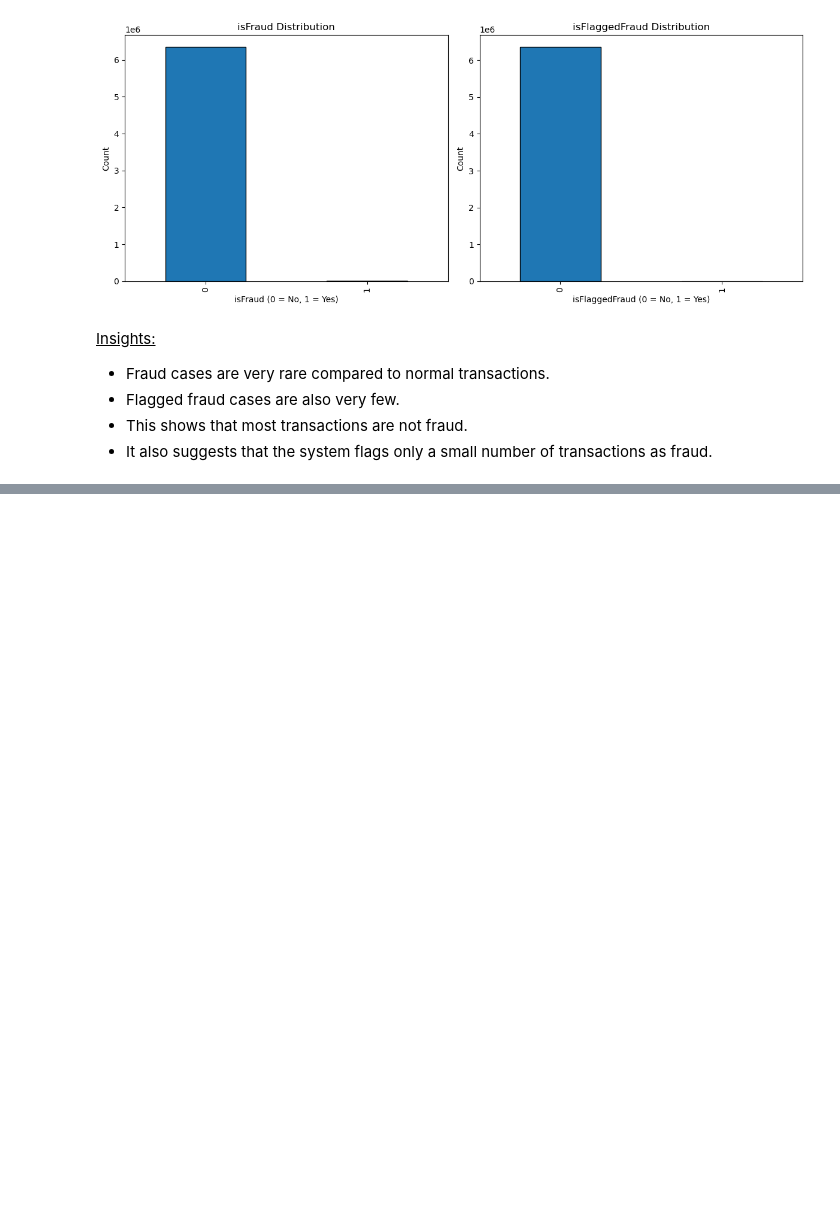
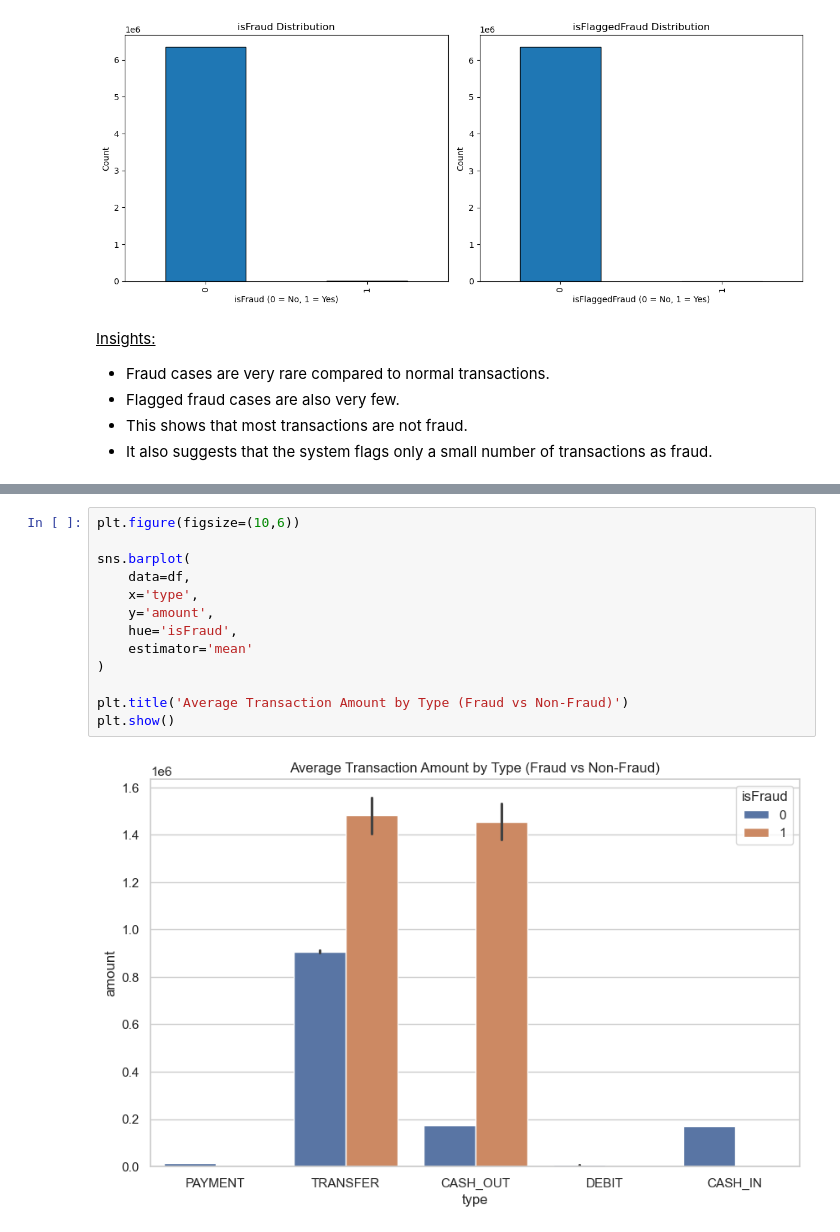
Before and after one commit to nicolous-peril/financial_fraud, a Jupyter notebook: code/01_explore.ipynb, the cells around one changed output, grey strips where cells are left out. Drawn from its saved outputs; the diff is of its cells as text; blank space fills up the shorter version.

```diff
--- a/code/01_explore.ipynb
+++ b/code/01_explore.ipynb
@@ -337,0 +418,15 @@ plt.show()
+# %%
+plt.figure(figsize=(10,6))
+
+sns.barplot(
+    data=df,
+    x='type',
+    y='amount',
+    hue='isFraud',
+    estimator='mean'
+)
+
+plt.title('Average Transaction Amount by Type (Fraud vs Non-Fraud)')
+plt.show()
+# %% [output]
+[figure, added]
```
Also changed, not shown: parts of 35 cells of this notebook, 1 other file.
